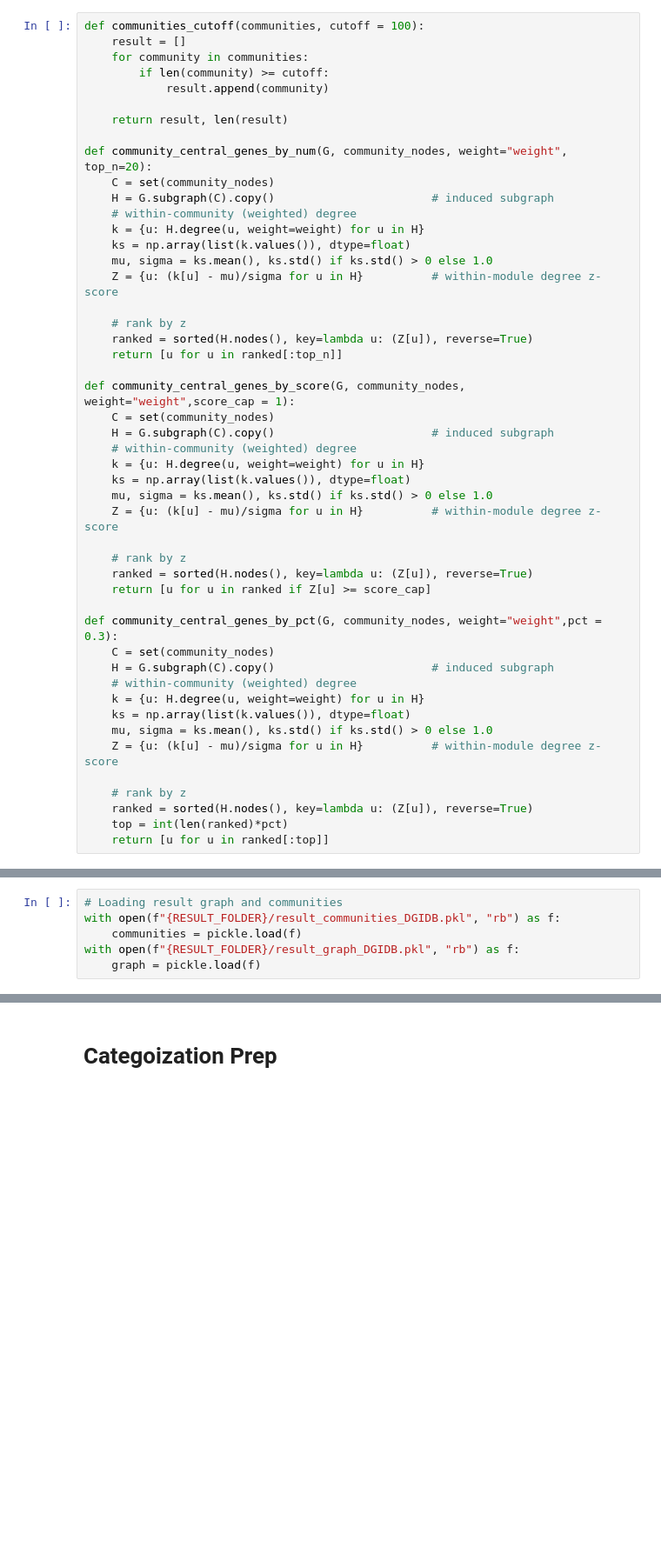
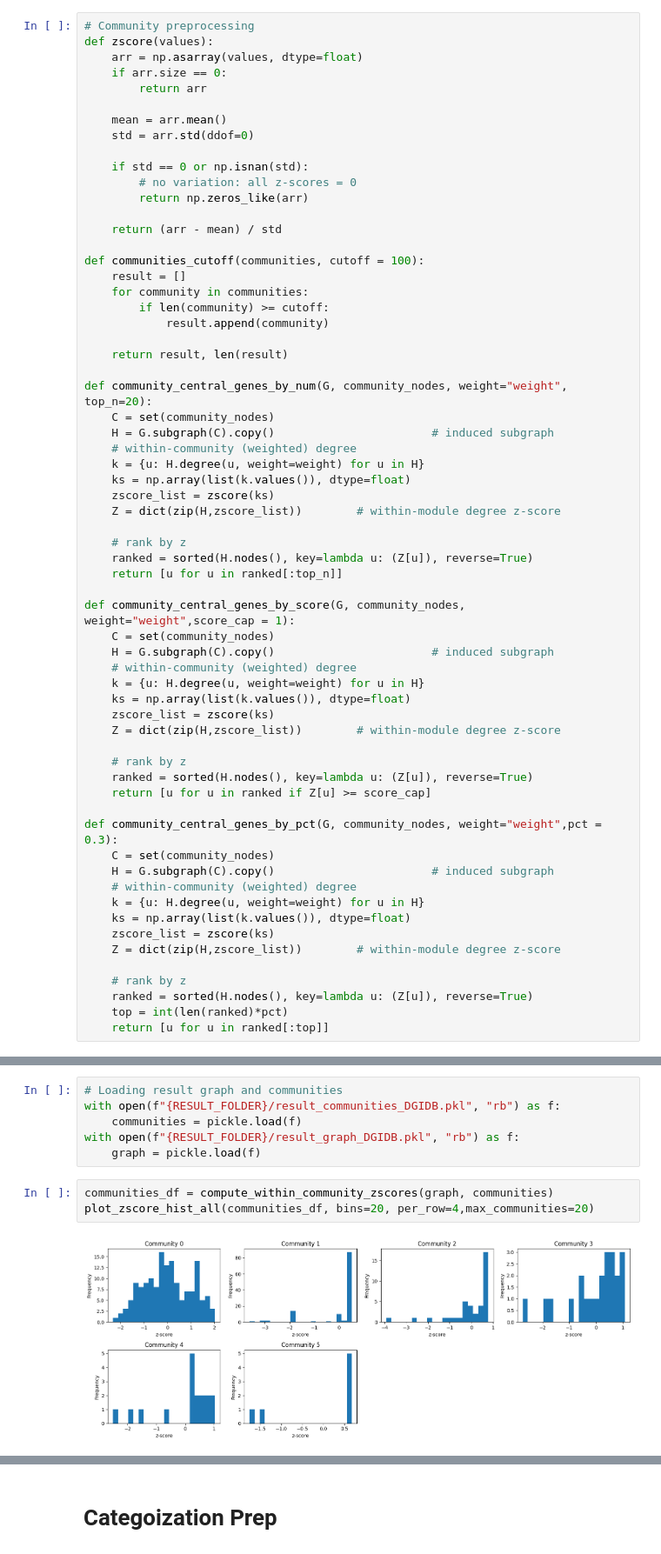
Before and after one commit to Monomanae/DGI-Hypergraph-Fin, a Jupyter notebook: Methods/DDBC/CRA_DGIDB.ipynb, the cells around one changed output, grey strips where cells are left out. Shown at 87% size. Saved outputs shown, nothing was run; the diff lists cells and outputs as text; blank space fills up the shorter version.

```diff
--- a/Methods/DDBC/CRA_DGIDB.ipynb
+++ b/Methods/DDBC/CRA_DGIDB.ipynb
@@ -42,6 +51,21 @@ with open(DGIDB_DIRECTORY + "gene_to_index.json", "r") as file:
 # %%
 index_to_gene_distinct = {v: k for k, v in gene_to_index_distinct.items()}
 # %%
+# Community preprocessing
+def zscore(values):
+    arr = np.asarray(values, dtype=float)
+    if arr.size == 0:
+        return arr
+
+    mean = arr.mean()
+    std = arr.std(ddof=0)
+
+    if std == 0 or np.isnan(std):
+        # no variation: all z-scores = 0
+        return np.zeros_like(arr)
+
+    return (arr - mean) / std
+
 def communities_cutoff(communities, cutoff = 100):
     result = []
     for community in communities:
@@ -56,8 +80,8 @@ def community_central_genes_by_num(G, community_nodes, weight="weight", top_n=20
     # within-community (weighted) degree
     k = {u: H.degree(u, weight=weight) for u in H}
     ks = np.array(list(k.values()), dtype=float)
-    mu, sigma = ks.mean(), ks.std() if ks.std() > 0 else 1.0
-    Z = {u: (k[u] - mu)/sigma for u in H}          # within-module degree z-score
+    zscore_list = zscore(ks)
+    Z = dict(zip(H,zscore_list))        # within-module degree z-score
 
     # rank by z
     ranked = sorted(H.nodes(), key=lambda u: (Z[u]), reverse=True)
@@ -69,8 +93,8 @@ def community_central_genes_by_score(G, community_nodes, weight="weight",score_c
     # within-community (weighted) degree
     k = {u: H.degree(u, weight=weight) for u in H}
     ks = np.array(list(k.values()), dtype=float)
-    mu, sigma = ks.mean(), ks.std() if ks.std() > 0 else 1.0
-    Z = {u: (k[u] - mu)/sigma for u in H}          # within-module degree z-score
+    zscore_list = zscore(ks)
+    Z = dict(zip(H,zscore_list))        # within-module degree z-score
 
     # rank by z
     ranked = sorted(H.nodes(), key=lambda u: (Z[u]), reverse=True)
@@ -82,8 +106,8 @@ def community_central_genes_by_pct(G, community_nodes, weight="weight",pct = 0.3
     # within-community (weighted) degree
     k = {u: H.degree(u, weight=weight) for u in H}
     ks = np.array(list(k.values()), dtype=float)
-    mu, sigma = ks.mean(), ks.std() if ks.std() > 0 else 1.0
-    Z = {u: (k[u] - mu)/sigma for u in H}          # within-module degree z-score
+    zscore_list = zscore(ks)
+    Z = dict(zip(H,zscore_list))        # within-module degree z-score
 
     # rank by z
     ranked = sorted(H.nodes(), key=lambda u: (Z[u]), reverse=True)
@@ -108,3 +340,8 @@ with open(f"{RESULT_FOLDER}/result_communities_DGIDB.pkl", "rb") as f:
     communities = pickle.load(f)
 with open(f"{RESULT_FOLDER}/result_graph_DGIDB.pkl", "rb") as f:
     graph = pickle.load(f)
+# %%
+communities_df = compute_within_community_zscores(graph, communities)
+plot_zscore_hist_all(communities_df, bins=20, per_row=4,max_communities=20)
+# %% [output]
+[figure, added]
```
Also changed, not shown: parts of 59 cells of this notebook, 2 other files.
